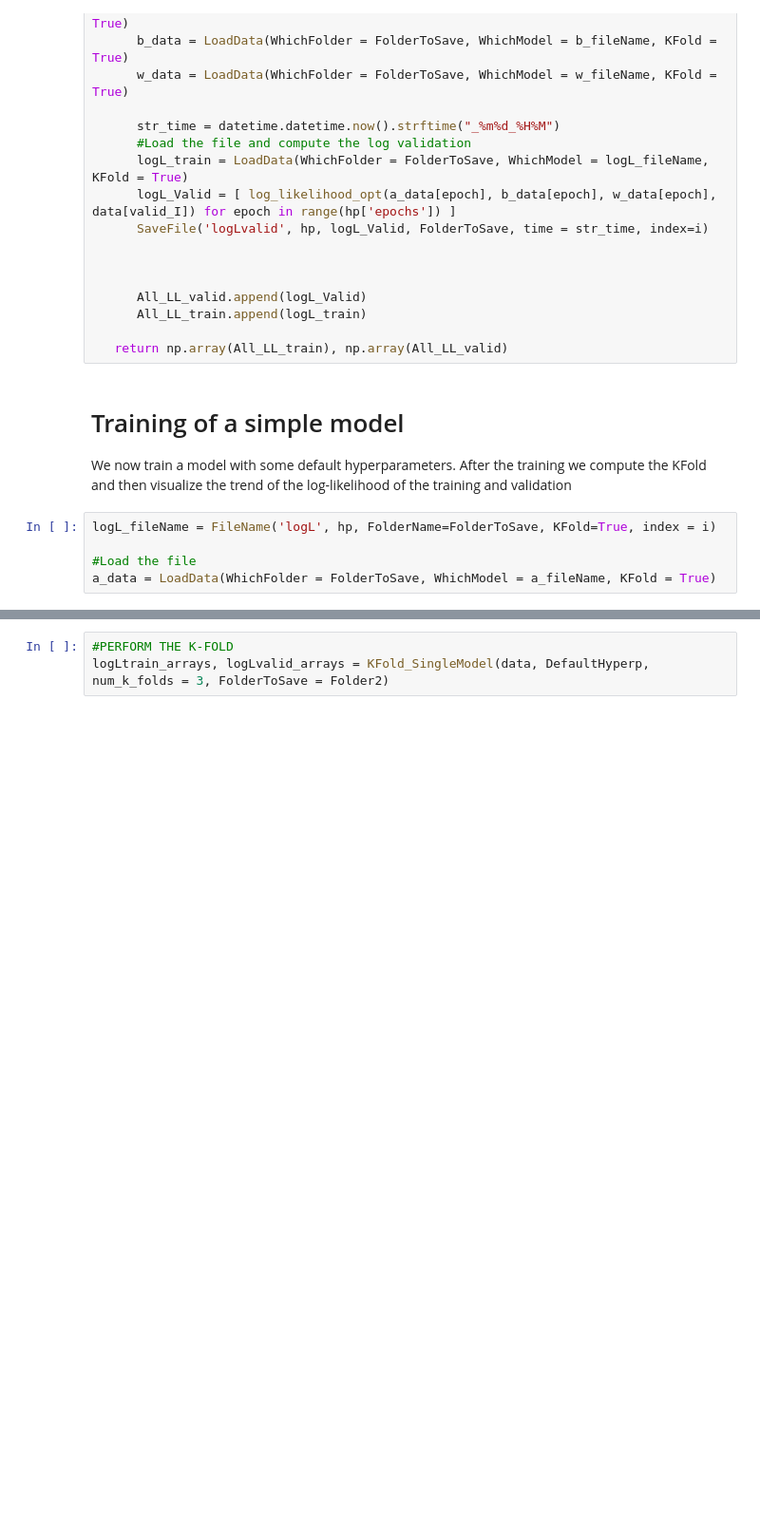
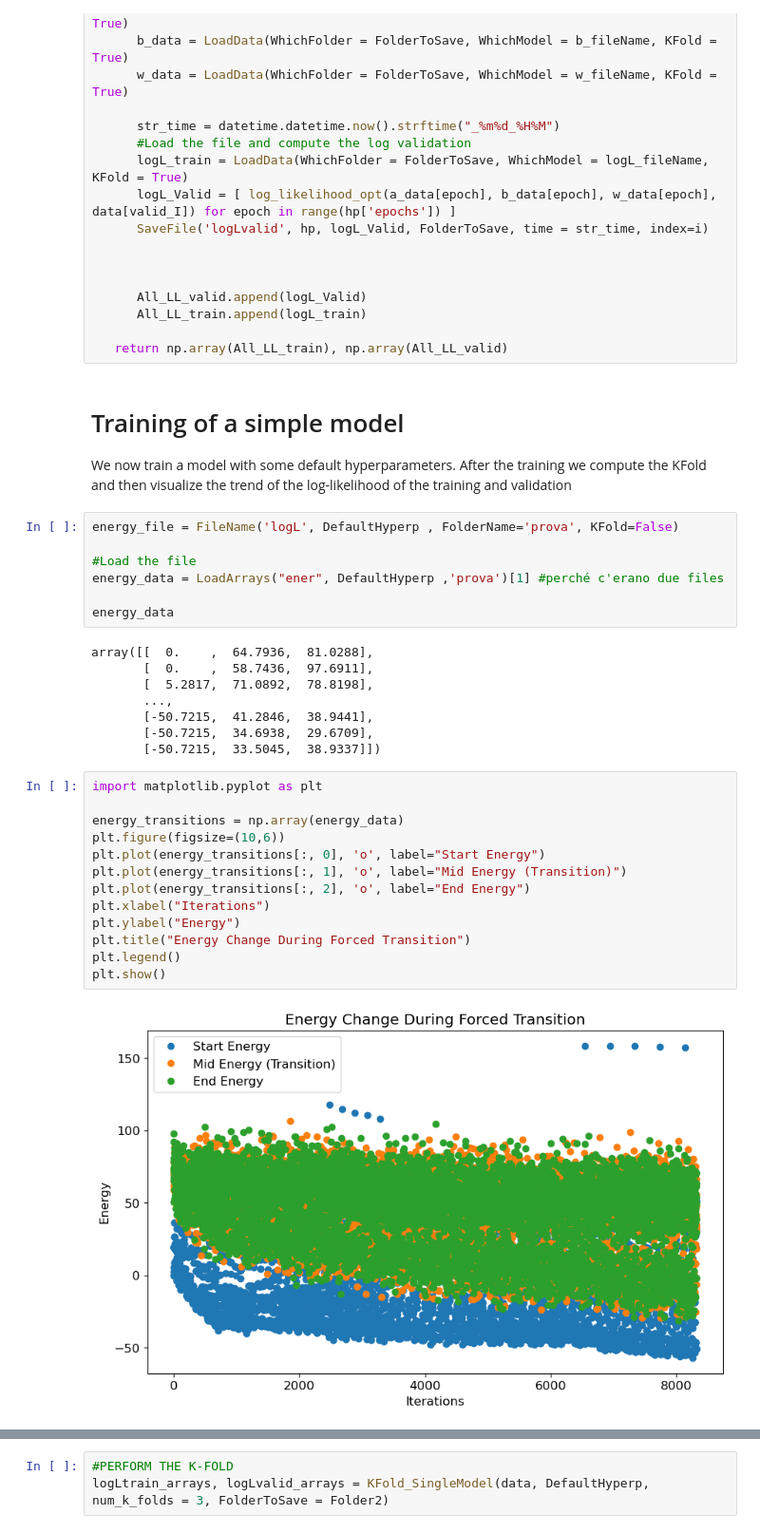
Before and after one commit to FrancescoLR02/LCP-Mod-B-Exercises, a Jupyter notebook: ex2_RBM/group2503_exercise2.ipynb, the cells around one changed output, grey strips where cells are left out. Shown at 95% size. Drawn from its saved outputs; the diff is of its cells as text; blank space fills up the shorter version.

Commit message:
prova a forzare transizione

```diff
--- a/ex2_RBM/group2503_exercise2.ipynb
+++ b/ex2_RBM/group2503_exercise2.ipynb
@@ -955,11 +955,36 @@ def KFold_SingleModel(data, hp, num_k_folds , FolderToSave):
 # Training of a simple model
 
 We now train a model with some default hyperparameters. After the training we compute the KFold and then visualize the trend of the log-likelihood of the training and validation
-# %%
-logL_fileName = FileName('logL', hp, FolderName=FolderToSave, KFold=True, index = i)
-
-#Load the file
-a_data = LoadData(WhichFolder = FolderToSave, WhichModel = a_fileName, KFold = True)
+# %%
+energy_file = FileName('logL', DefaultHyperp , FolderName='prova', KFold=False)
+
+#Load the file
+energy_data = LoadArrays("ener", DefaultHyperp ,'prova')[1] #perché c'erano due files
+
+energy_data
+# %% [output]
+array([[  0.    ,  64.7936,  81.0288],
+       [  0.    ,  58.7436,  97.6911],
+       [  5.2817,  71.0892,  78.8198],
+       ...,
+       [-50.7215,  41.2846,  38.9441],
+       [-50.7215,  34.6938,  29.6709],
+       [-50.7215,  33.5045,  38.9337]])
+# %%
+import matplotlib.pyplot as plt
+
+energy_transitions = np.array(energy_data)
+plt.figure(figsize=(10,6))
+plt.plot(energy_transitions[:, 0], 'o', label="Start Energy")
+plt.plot(energy_transitions[:, 1], 'o', label="Mid Energy (Transition)")
+plt.plot(energy_transitions[:, 2], 'o', label="End Energy")
+plt.xlabel("Iterations")
+plt.ylabel("Energy")
+plt.title("Energy Change During Forced Transition")
+plt.legend()
+plt.show()
+# %% [output]
+[figure, added]
 # %%
 DefaultHyperp = {'Ndigit': 3, 'L': 3, 'Nt': 3, 'Opt': 'RMSprop', 'l_rate_in': 0.05, 'l_rate_fin': 0.05, 'epochs':10, 'mini': 5, 'gamma': 0.001, 'POTTS': False, 'SPINS': False}
 print(DefaultHyperp)
```
Also changed, not shown: parts of 1 cell of this notebook.
